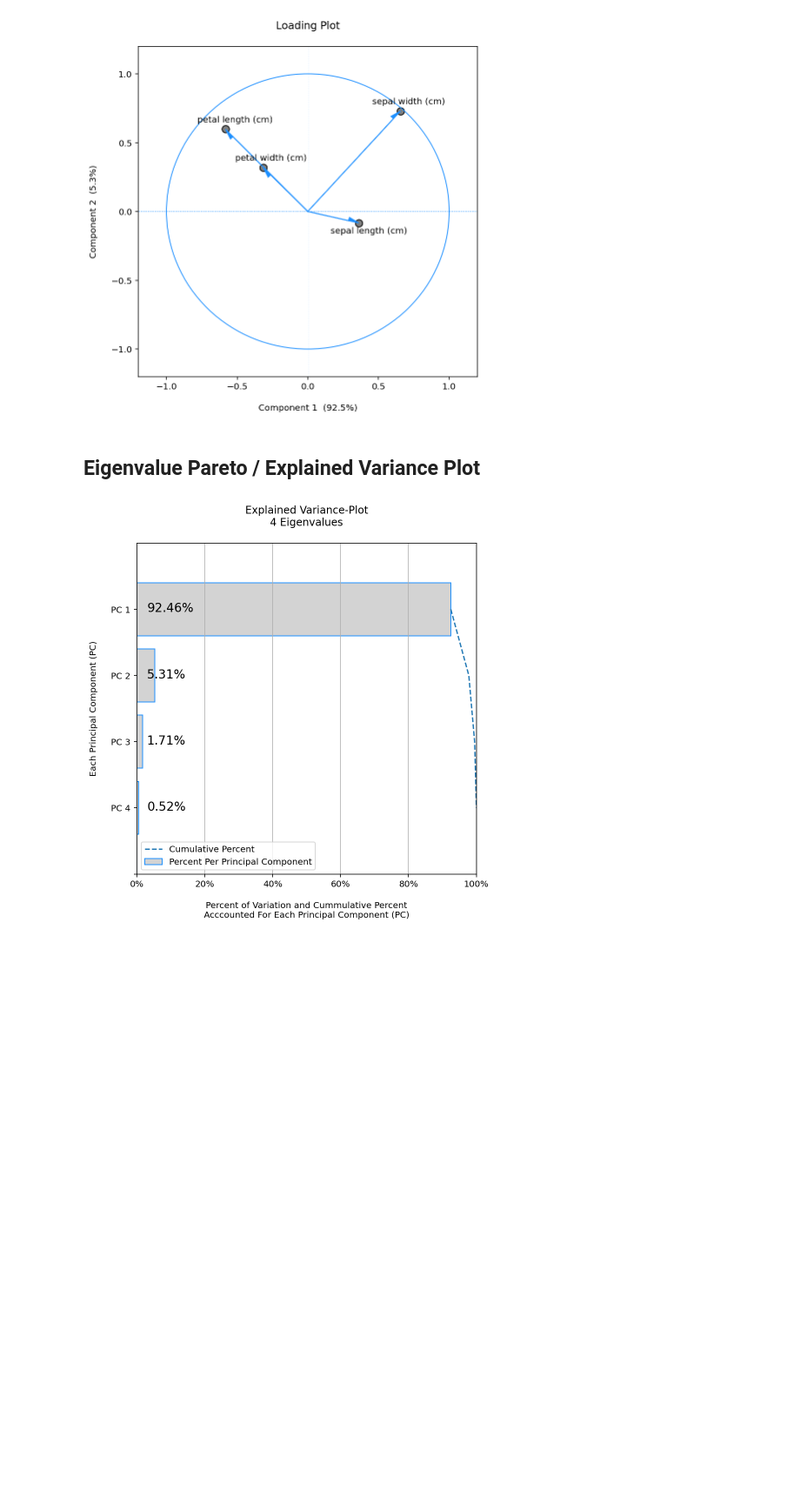
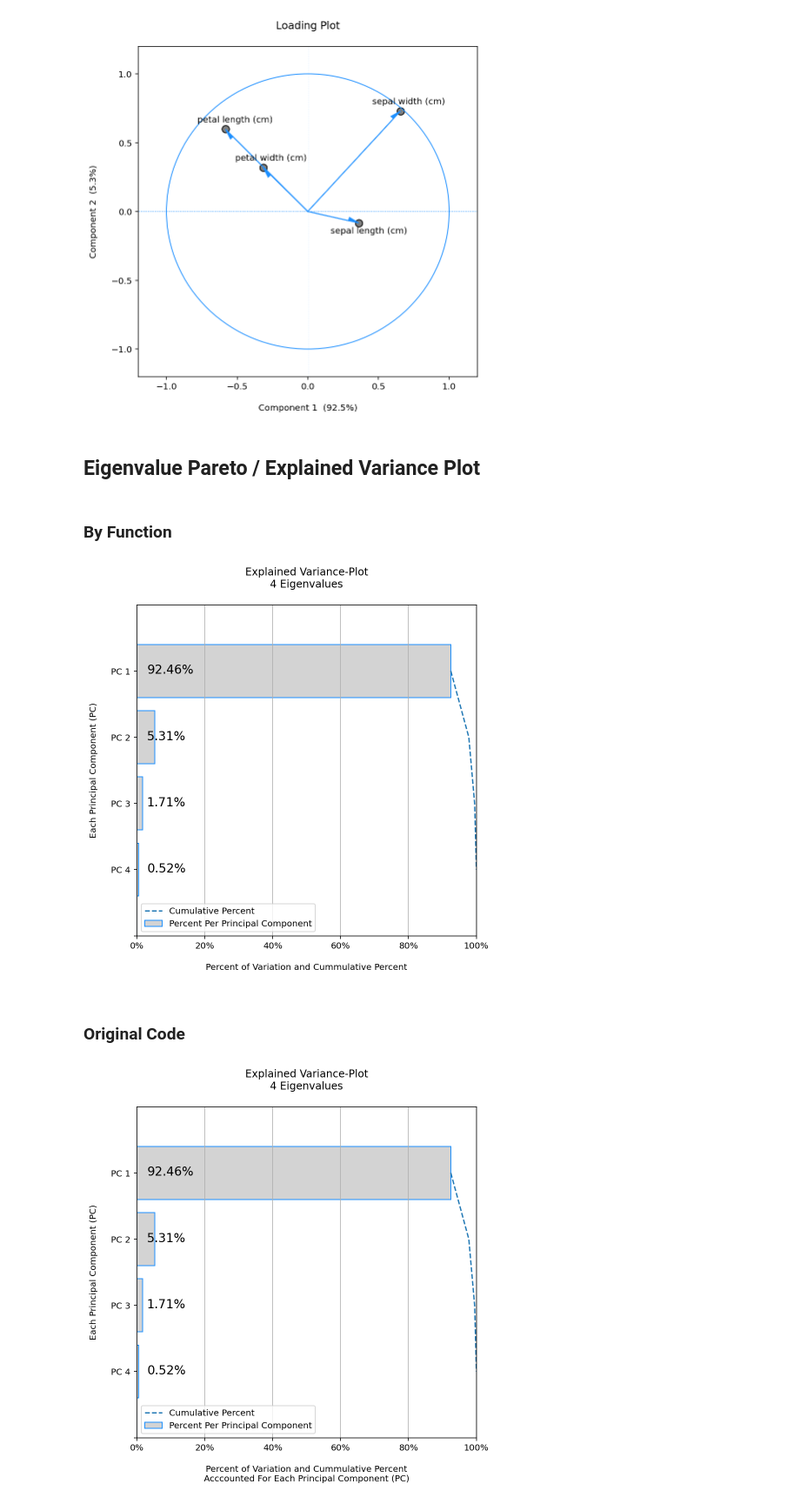
Before and after one commit to AaronNHorvitz/WanderingGoose, a Jupyter notebook: Sandbox/PCA Utility/001 PCA Build.ipynb, the cells around one changed output. Shown at 87% size. Cells and saved outputs as stored; diff of their text form; code cells hidden in the pictures; blank space fills up the shorter version.

Commit message:
Fixed the function call for each of the plots and added menu items.

```diff
--- a/Sandbox/PCA Utility/001 PCA Build.ipynb
+++ b/Sandbox/PCA Utility/001 PCA Build.ipynb
@@ -278,7 +291,9 @@ def create_pca_score_plot(data, comp_a=1, comp_b=2, figsize=(7,7), solo_plot=Tru
 def create_pca_explained_variance_plot(data, max_eigenvals=10, figsize=(7,7), solo_plot=True, ax=None):
 
     # Grab the current axis if none provided.
-    if ax is None:
+    if solo_plot is True and ax is None:
+        ax = None
+    elif solo_plot is False and ax is None:
         ax=plt.gca()
 
     ev_matrix = create_eigenvalues_matrix(data, styled=False)
@@ -355,6 +370,11 @@ def create_pca_explained_variance_plot(data, max_eigenvals=10, figsize=(7,7), so
     ax.grid(axis="x")
     ax.legend(loc = 3)
 
+    if solo_plot is True:
+        plt.show()
+        plt.close()
+        return
+
     return ax
 # %%
 def create_pca_scree_plot(data, max_eigenvals = 10, figsize=(7,7), solo_plot=True, ax=None):
@@ -648,6 +668,14 @@ plt.show()
 [figure]
 # %% [markdown]
 ## Eigenvalue Pareto / Explained Variance Plot
+# %% [markdown]
+### By Function
+# %%
+create_pca_explained_variance_plot(data, max_eigenvals=10)
+# %% [output]
+[figure, added]
+# %% [markdown]
+### Original Code
 # %%
 max_eigenvals = 10
 ev_matrix = create_eigenvalues_matrix(data, styled=False)
```
Also changed, not shown: parts of 17 cells of this notebook.
